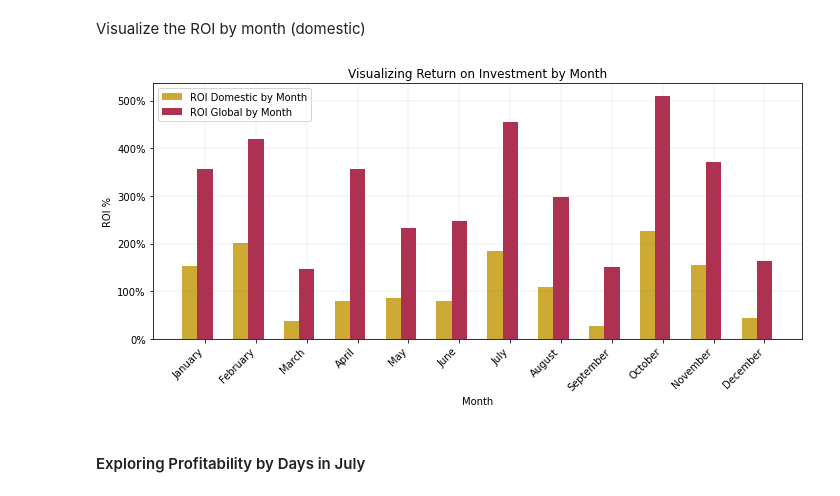
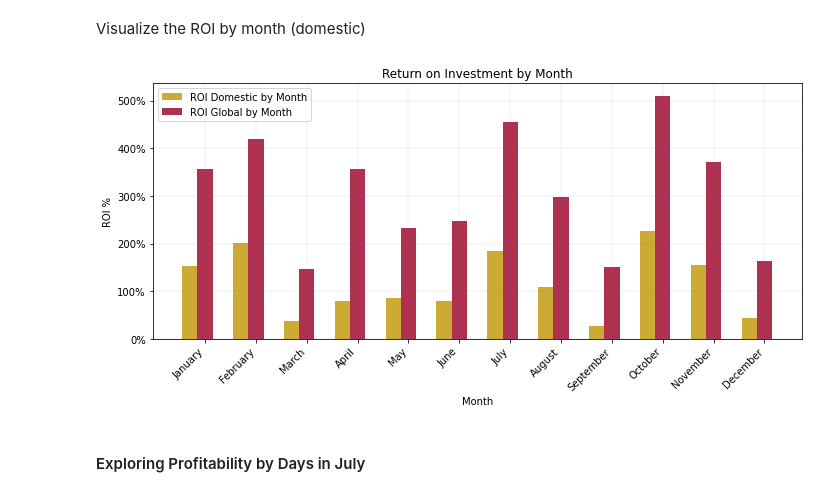
Before and after one commit to LaurenElaine/dsc-phase-1-project-v2-4, a Jupyter notebook: Microsoft Movie Studio Recommendations.ipynb, the cells around one changed output. Saved outputs shown, nothing was run; the diff lists cells and outputs as text; code cells hidden in the pictures.

```diff
--- a/Microsoft Movie Studio Recommendations.ipynb
+++ b/Microsoft Movie Studio Recommendations.ipynb
@@ -2433,35 +2575,35 @@ ax1 = ax.bar(x - bar_width / 2,
              color = '#CCAA33',
              label ='ROI Domestic by Month')
 
 ax2 = ax.bar(x + bar_width / 2,
              month_ROI_global.values,
              width = 0.3,
              color = '#AF3150',
              label='ROI Global by Month')
 
 # Add a legend to the plot
 ax.tick_params(axis='x')
 ax.grid(color='#666699', linestyle='-', linewidth=0.1)
 ax.set_xlabel('Month')
 plt.setp(ax.get_xticklabels(), rotation=45, ha='right') # cite: https://pythonguides.com/matplotlib-x-axis-label/
 xticks = mtick.FormatStrFormatter('%.0f%%')
 ax.yaxis.set_major_formatter(xticks)
 ax.set_xticks(x + bar_width / 2)
 ax.set_xticklabels(labels)
 ax.set_ylabel('ROI %')
 
 # Add title and legends
 ax.legend()
-ax.set_title('Visualizing Return on Investment by Month')
+ax.set_title('Return on Investment by Month')
 
 # format the layout and display the visualization
 fig.tight_layout()
 plt.show()
 
 # save figure to files
 fig.savefig('/Users/laurenbrown/Documents/Flatiron/Phase_1/Project/Phase 1 Project_Lauren Brown/Images/Month.png')
 # %% [output]
-[figure, old version]
+[figure, new version]
 # %% [markdown]
 #### Exploring Profitability by Days in July
 # %% [markdown]
```
Also changed, not shown: parts of 32 cells of this notebook, 14 other files.
